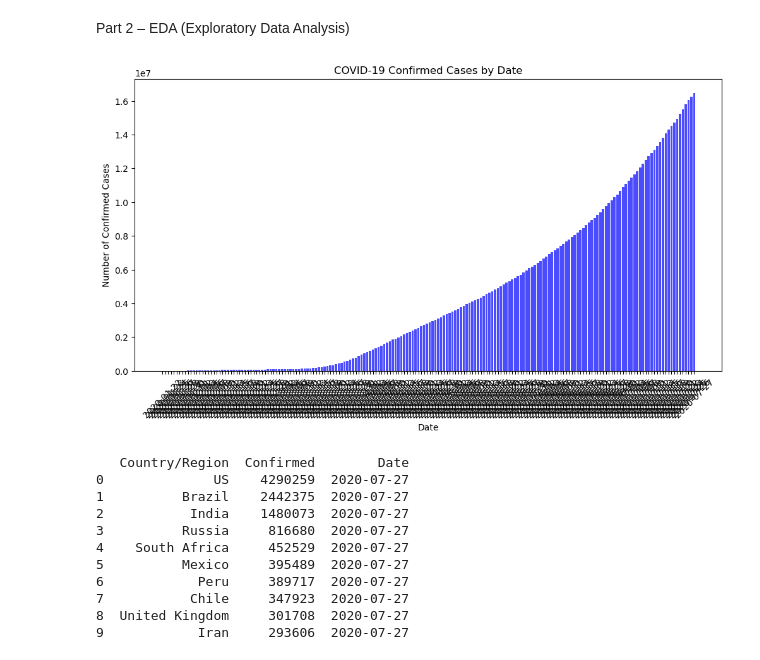
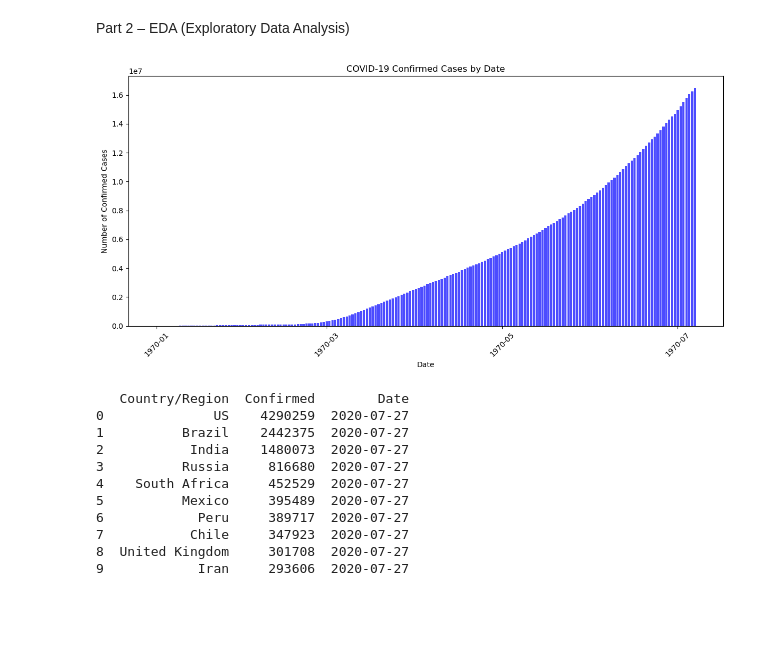
Before and after one commit to Gokul-bit165/COVID-19-GLOBAL-DATA-ANALYSIS, a Jupyter notebook: covid-analysis.ipynb, the cells around one changed output. Cells and saved outputs as stored; diff of their text form; code cells hidden in the pictures; blank space fills up the shorter version.

```diff
--- a/covid-analysis.ipynb
+++ b/covid-analysis.ipynb
@@ -104,15 +104,23 @@ Latest Date in Dataset: 2020-07-27
 Part 2 – EDA (Exploratory Data Analysis)
 # %%
 #Histogram of confirmed cases.
+import matplotlib.dates as mdates
+
 plt.figure(figsize=(12,6))
 plt.bar(daywise['Date'], daywise['Confirmed'], color='blue', alpha=0.7)
 plt.title('COVID-19 Confirmed Cases by Date')
 plt.xlabel('Date')
 plt.ylabel('Number of Confirmed Cases')
+
+# Format x-axis dates
+plt.gca().xaxis.set_major_locator(mdates.MonthLocator(interval=2))  # Show every 2 months
+plt.gca().xaxis.set_major_formatter(mdates.DateFormatter('%Y-%m'))  # Format as YYYY-MM
 plt.xticks(rotation=45)
+
+plt.tight_layout()
 plt.show()
 # %% [output]
-[figure, old version]
+[figure, new version]
 # %%
 #Top 10 countries by confirmed cases (latest date)
 latest_date = full['Date'].max()
```
Also changed, not shown: parts of 7 cells of this notebook, 7 other files.
